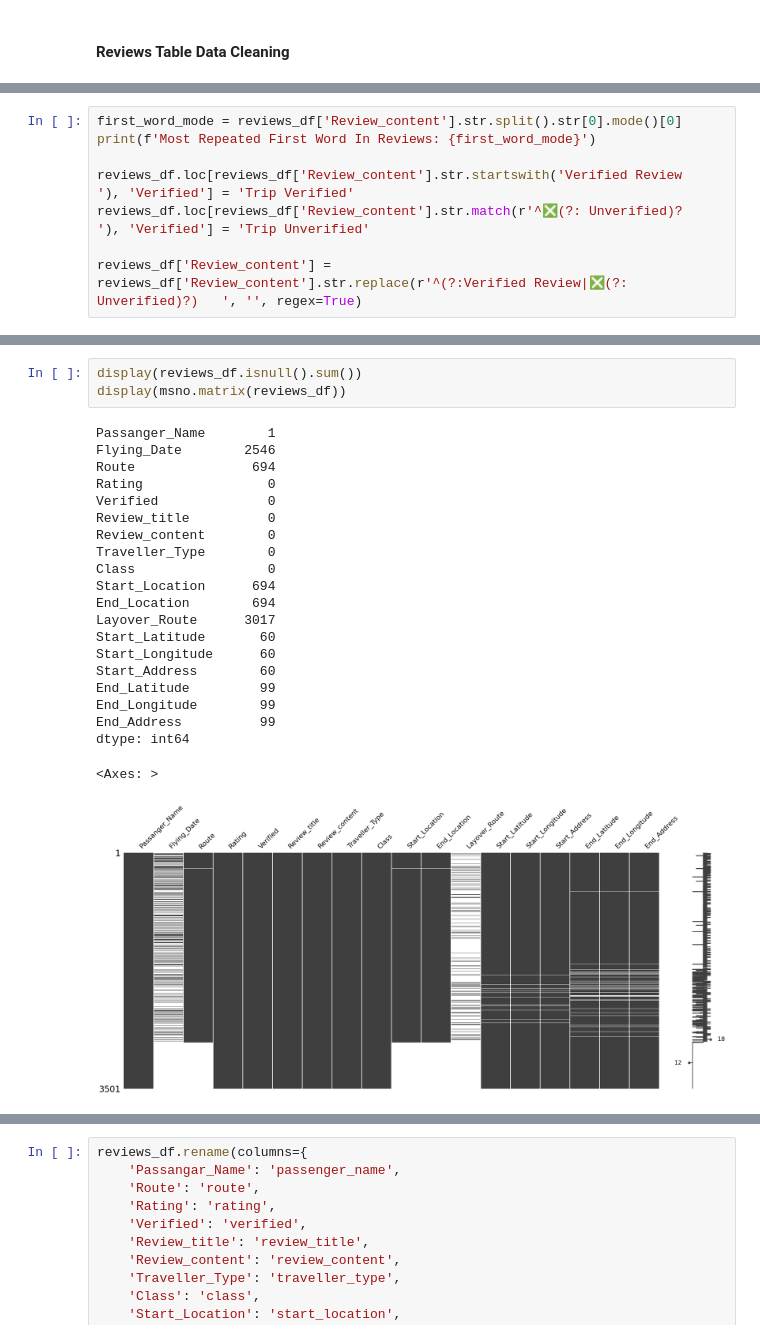
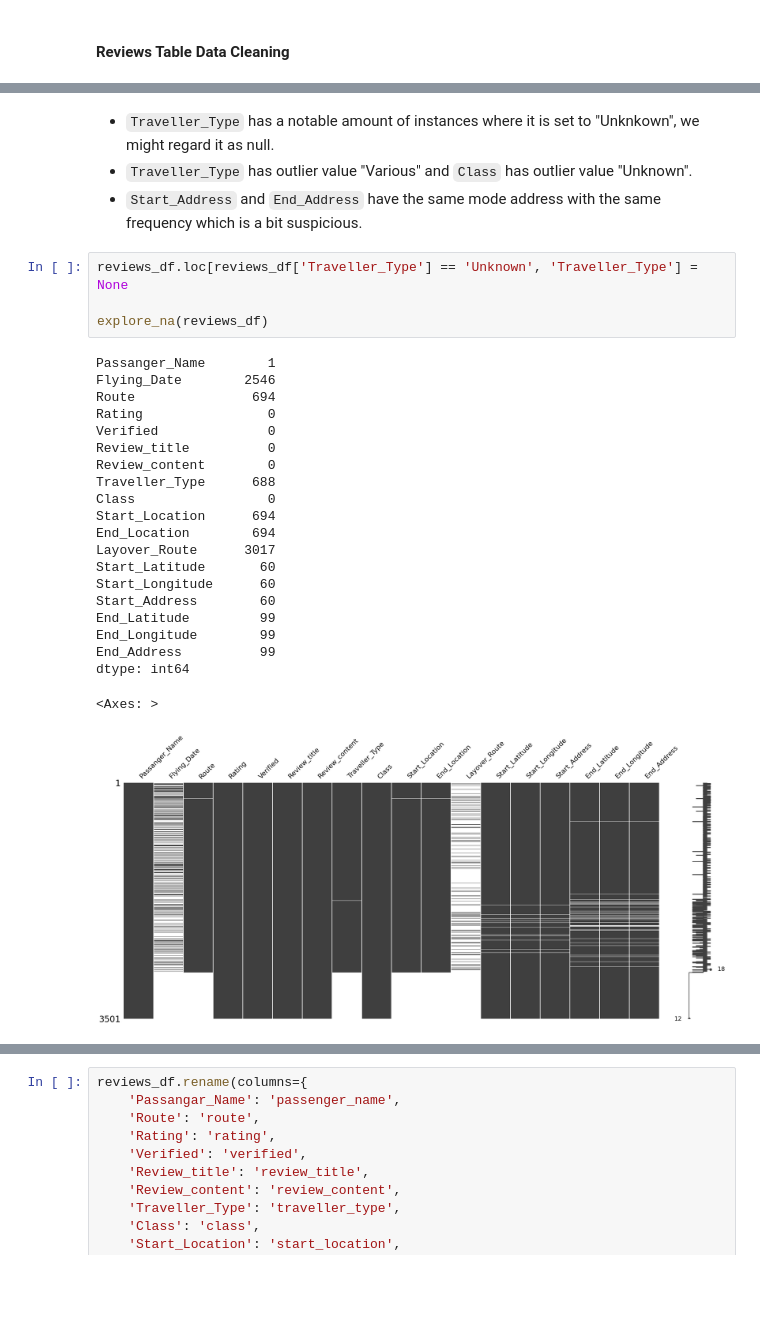
Before and after one commit to 0xKhedr/airline-booking, a Jupyter notebook: data_processing.ipynb, the cells around one changed output, grey strips where cells are left out. Drawn from its saved outputs; the diff is of its cells as text; blank space fills up the shorter version.

```diff
--- a/data_processing.ipynb
+++ b/data_processing.ipynb
@@ -60,8 +81,0 @@ None
-# %%
-first_word_mode = reviews_df['Review_content'].str.split().str[0].mode()[0]
-print(f'Most Repeated First Word In Reviews: {first_word_mode}')
-
-reviews_df.loc[reviews_df['Review_content'].str.startswith('Verified Review   '), 'Verified'] = 'Trip Verified'
-reviews_df.loc[reviews_df['Review_content'].str.match(r'^❎(?: Unverified)?   '), 'Verified'] = 'Trip Unverified'
-
-reviews_df['Review_content'] = reviews_df['Review_content'].str.replace(r'^(?:Verified Review|❎(?: Unverified)?)   ', '', regex=True)
@@ -72,26 +126,31 @@ Most Repeated First Word In Reviews: Verified
+# %% [markdown]
+- `Traveller_Type` has a notable amount of instances where it is set to "Unknkown", we might regard it as null.
+- `Traveller_Type` has outlier value "Various" and `Class` has outlier value "Unknown".
+- `Start_Address` and `End_Address` have the same mode address with the same frequency which is a bit suspicious.
 # %%
-display(reviews_df.isnull().sum())
-display(msno.matrix(reviews_df))
+reviews_df.loc[reviews_df['Traveller_Type'] == 'Unknown', 'Traveller_Type'] = None
+
+explore_na(reviews_df)
 # %% [output]
 Passanger_Name        1
 Flying_Date        2546
 Route               694
 Rating                0
 Verified              0
 Review_title          0
 Review_content        0
-Traveller_Type        0
+Traveller_Type      688
 Class                 0
 Start_Location      694
 End_Location        694
 Layover_Route      3017
 Start_Latitude       60
 Start_Longitude      60
 Start_Address        60
 End_Latitude         99
 End_Longitude        99
 End_Address          99
 dtype: int64
 <Axes: >
-[figure, old version]
+[figure, new version]
 # %% [markdown]
```
Also changed, not shown: parts of 58 cells of this notebook.
